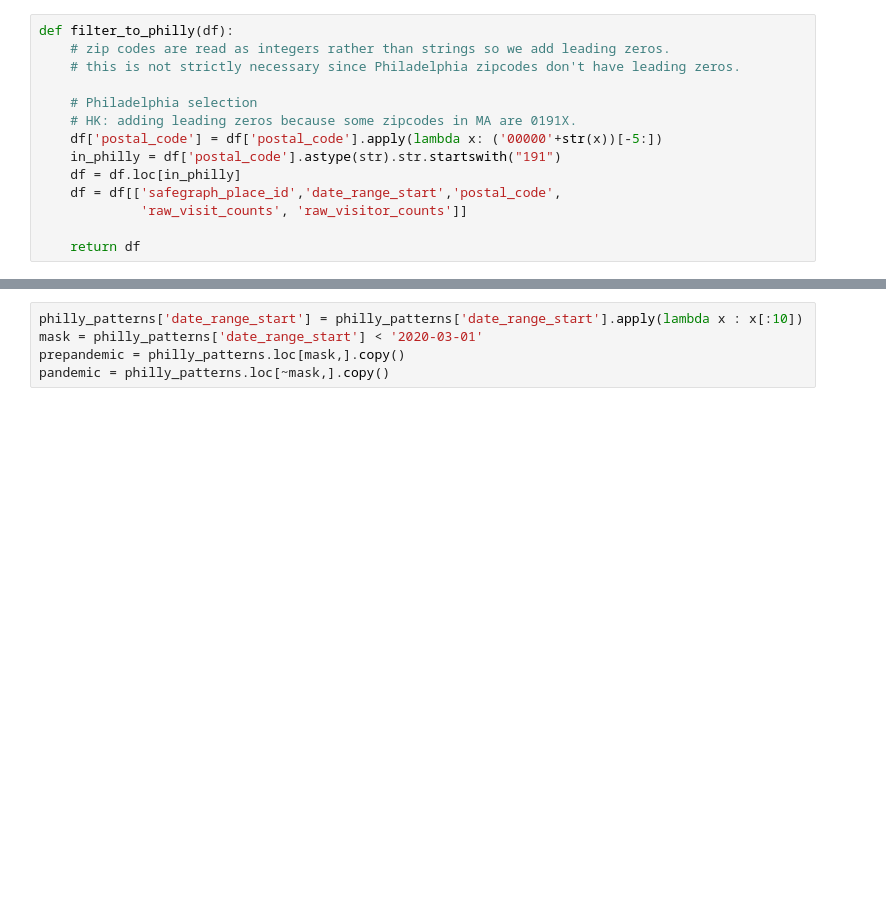
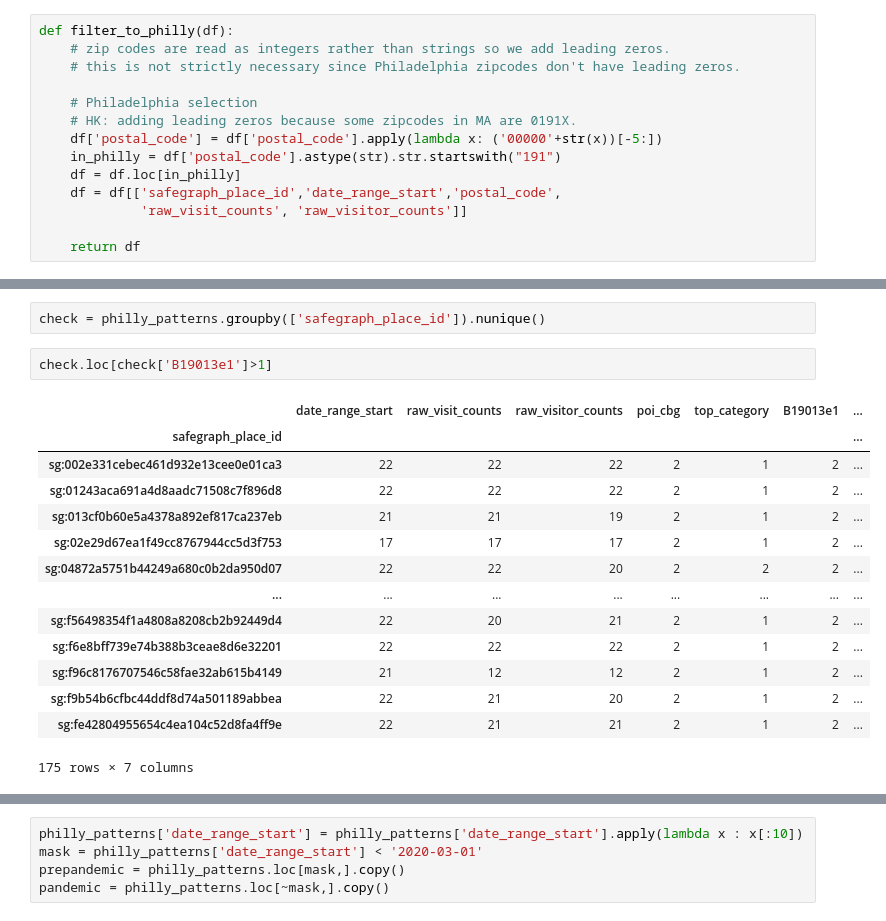
Before and after one commit to hkronenb/HK_DATS_Practicum, a Jupyter notebook: notebooks/Places Clustering First Try.ipynb, the cells around one changed output, grey strips where cells are left out. Saved outputs shown, nothing was run; the diff lists cells and outputs as text; blank space fills up the shorter version.

```diff
--- a/notebooks/Places Clustering First Try.ipynb
+++ b/notebooks/Places Clustering First Try.ipynb
@@ -75,0 +98,19 @@ philly_patterns.describe()
+# %%
+check = philly_patterns.groupby(['safegraph_place_id']).nunique()
+# %%
+check.loc[check['B19013e1']>1]
+# %% [output]
+|  | date_range_start | raw_visit_counts | raw_visitor_counts | poi_cbg | top_category | B19013e1 | ... |
+| safegraph_place_id |  |  |  |  |  |  | ... |
+| sg:002e331cebec461d932e13cee0e01ca3 | 22 | 22 | 22 | 2 | 1 | 2 | ... |
+| sg:01243aca691a4d8aadc71508c7f896d8 | 22 | 22 | 22 | 2 | 1 | 2 | ... |
+| sg:013cf0b60e5a4378a892ef817ca237eb | 21 | 21 | 19 | 2 | 1 | 2 | ... |
+| sg:02e29d67ea1f49cc8767944cc5d3f753 | 17 | 17 | 17 | 2 | 1 | 2 | ... |
+| sg:04872a5751b44249a680c0b2da950d07 | 22 | 22 | 20 | 2 | 2 | 2 | ... |
+| ... | ... | ... | ... | ... | ... | ... | ... |
+| sg:f56498354f1a4808a8208cb2b92449d4 | 22 | 20 | 21 | 2 | 1 | 2 | ... |
+| sg:f6e8bff739e74b388b3ceae8d6e32201 | 22 | 22 | 22 | 2 | 1 | 2 | ... |
+| sg:f96c8176707546c58fae32ab615b4149 | 21 | 12 | 12 | 2 | 1 | 2 | ... |
+| sg:f9b54b6cfbc44ddf8d74a501189abbea | 22 | 21 | 20 | 2 | 1 | 2 | ... |
+| sg:fe42804955654c4ea104c52d8fa4ff9e | 22 | 21 | 21 | 2 | 1 | 2 | ... |
+175 rows × 7 columns
```
Also changed, not shown: parts of 20 cells of this notebook, 2 other files.
